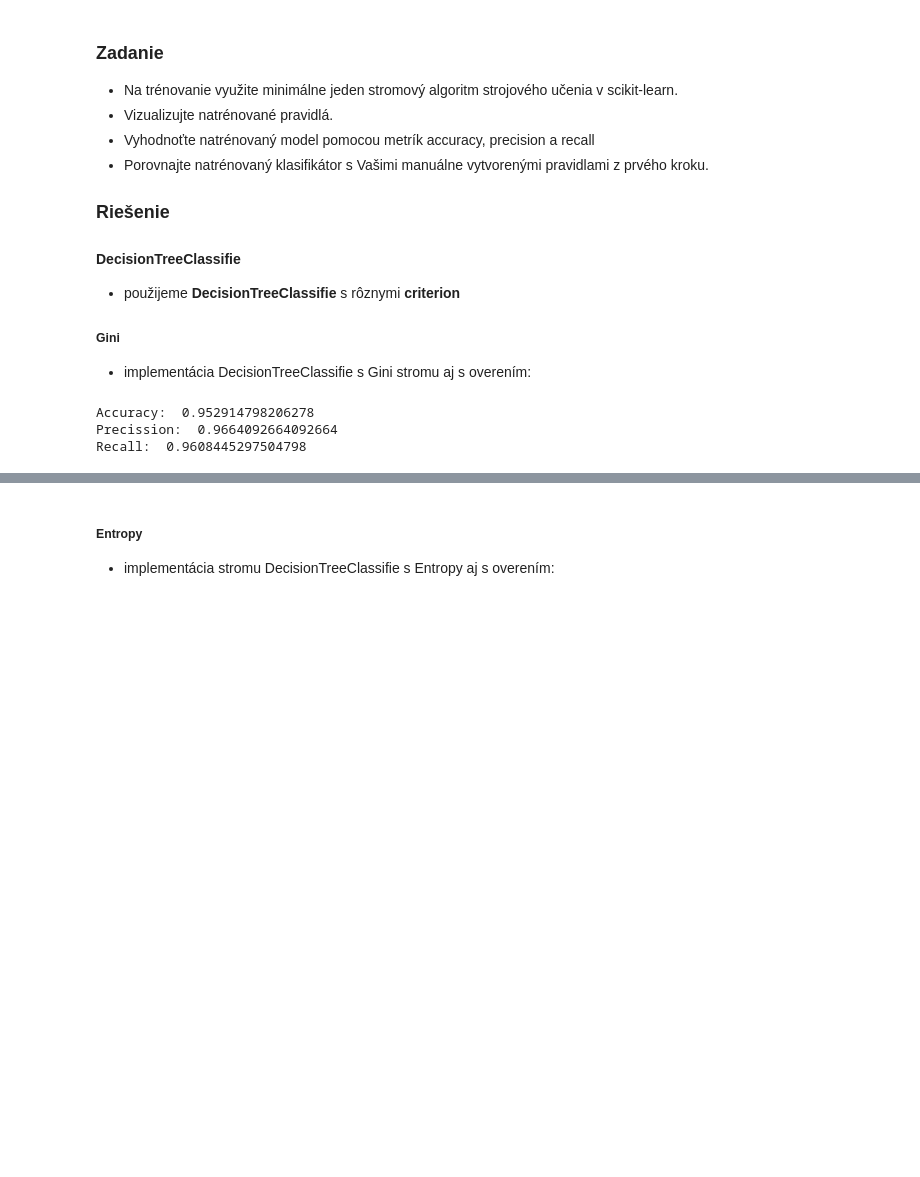
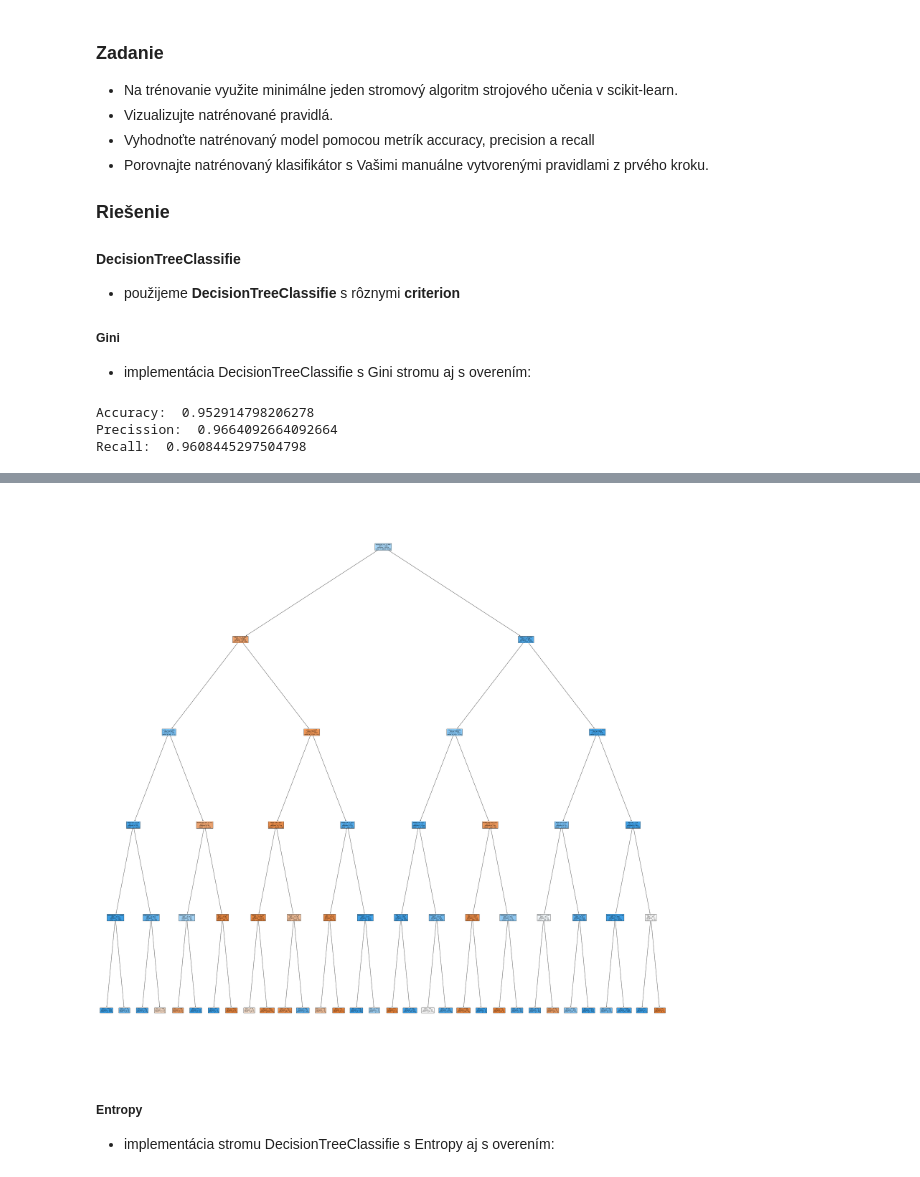
Before and after one commit to Matovic/Chronic-Lymphocytic-Leukemia, a Jupyter notebook: src/3_machine_learning/3-ML.ipynb, the cells around one changed output, grey strips where cells are left out. Drawn from its saved outputs; the diff is of its cells as text; code cells hidden in the pictures; blank space fills up the shorter version.

```diff
--- a/src/3_machine_learning/3-ML.ipynb
+++ b/src/3_machine_learning/3-ML.ipynb
@@ -261,3 +328,9 @@ Recall:  0.9608445297504798
+# %%
+plt.figure(figsize=(50,50))
+_ = tree.plot_tree(model, feature_names=df_train.columns, filled=True)
+fig.savefig('strom_gini.png')
+# %% [output]
+[figure, added]
 # %% [markdown]
 ##### Entropy
  - implementácia stromu DecisionTreeClassifie s Entropy aj s  overením:
```
Also changed, not shown: parts of 12 cells of this notebook, 3 other files.
